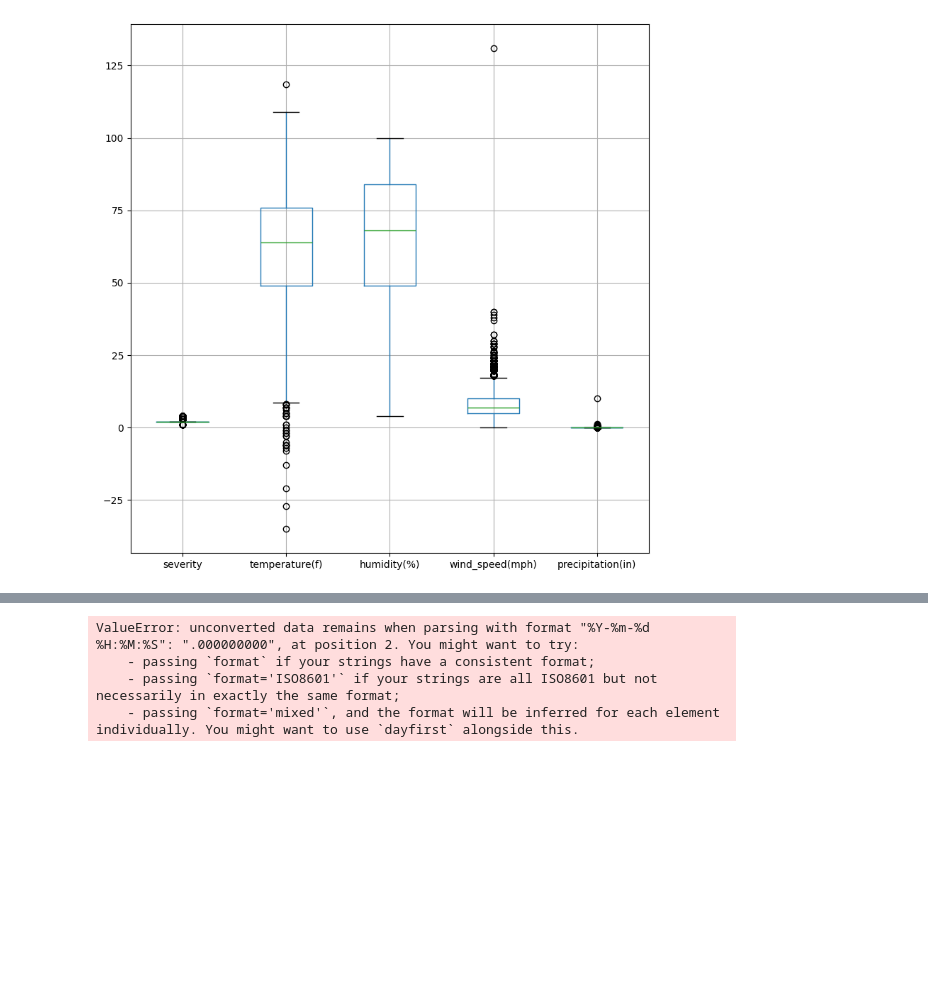
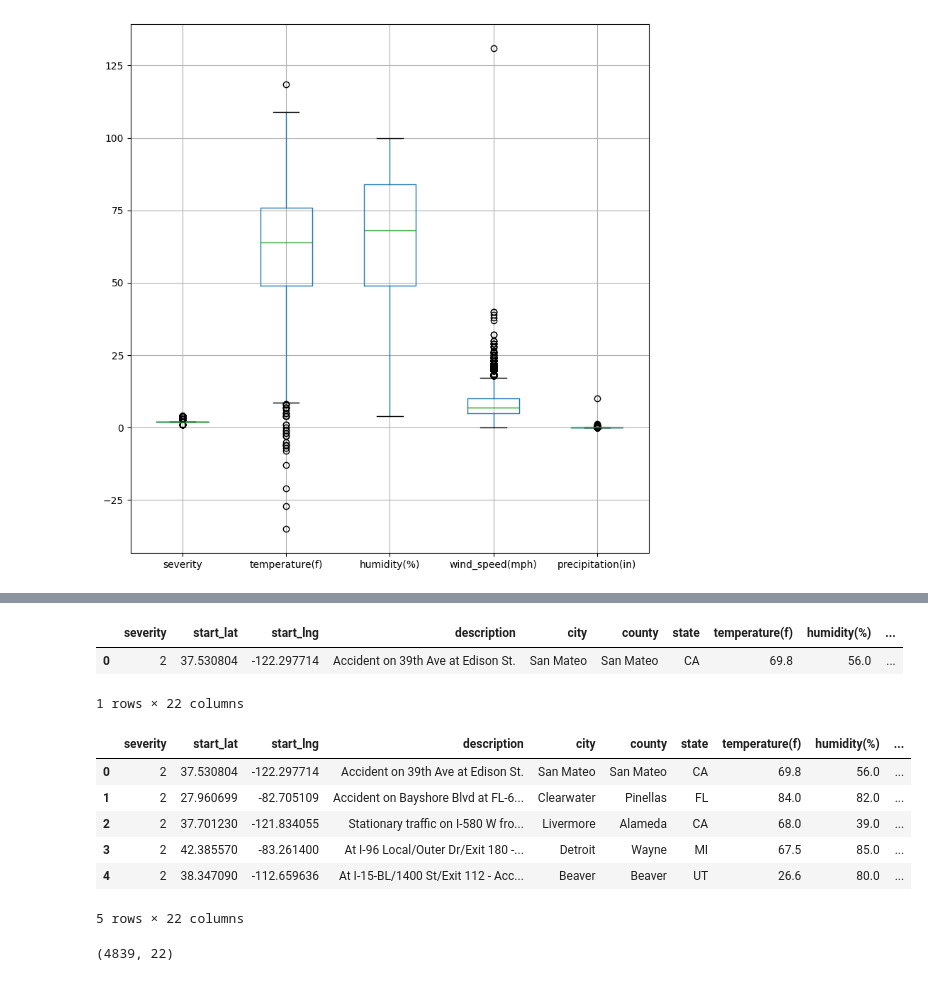
Before and after one commit to StavSteven/us_car_accidents, a Jupyter notebook: jupyter_notebooks/1_etl_us_accidents.ipynb, the cells around one changed output, grey strips where cells are left out. Drawn from its saved outputs; the diff is of its cells as text; code cells hidden in the pictures; blank space fills up the shorter version.

```diff
--- a/jupyter_notebooks/1_etl_us_accidents.ipynb
+++ b/jupyter_notebooks/1_etl_us_accidents.ipynb
@@ -313,6 +313,9 @@ df.head()
 | 2 | 2 | 2022-02-19 13:59:30.000000000 | 37.701230 | -121.834055 | Stationary traffic on I-580 W fro... | Livermore | Alameda | CA | 68.0 | ... |
 | 3 | 2 | 2018-08-20 07:36:17 | 42.385570 | -83.261400 | At I-96 Local/Outer Dr/Exit 180 -... | Detroit | Wayne | MI | 67.5 | ... |
 | 4 | 2 | 2019-02-17 09:48:00 | 38.347090 | -112.659636 | At I-15-BL/1400 St/Exit 112 - Acc... | Beaver | Beaver | UT | 26.6 | ... |
+# %%
+# This is usually the most robust fix
+df['start_time'] = pd.to_datetime(df['start_time'], format='mixed')
 # %%
 df['start_time'] = pd.to_datetime(df['start_time'])
 
@@ -326,8 +329,34 @@ df['time'] = df['start_time'].dt.time
 
 # 4. Drop the original column
 df.drop(columns=['start_time'], inplace=True)
-# %% [output]
-ValueError: unconverted data remains when parsing with format "%Y-%m-%d %H:%M:%S": ".000000000", at position 2. You might want to try:
-    - passing `format` if your strings have a consistent format;
-    - passing `format='ISO8601'` if your strings are all ISO8601 but not necessarily in exactly the same format;
-    - passing `format='mixed'`, and the format will be inferred for each element individually. You might want to use `dayfirst` alongside this.
+# %%
+df.head(1)
+# %% [output]
+|  | severity | start_lat | start_lng | description | city | county | state | temperature(f) | humidity(%) | ... |
+| 0 | 2 | 37.530804 | -122.297714 | Accident on 39th Ave at Edison St. | San Mateo | San Mateo | CA | 69.8 | 56.0 | ... |
+1 rows × 22 columns
+# %%
+# Create a mapping dictionary
+month_map = {
+    1: 'January', 2: 'February', 3: 'March', 4: 'April',
+    5: 'May', 6: 'June', 7: 'July', 8: 'August',
+    9: 'September', 10: 'October', 11: 'November', 12: 'December'
+}
+
+# Replace the values in the 'month' column
+df['month'] = df['month'].replace(month_map)
+# %%
+# Check new columns
+df.head()
+# %% [output]
+|  | severity | start_lat | start_lng | description | city | county | state | temperature(f) | humidity(%) | ... |
+| 0 | 2 | 37.530804 | -122.297714 | Accident on 39th Ave at Edison St. | San Mateo | San Mateo | CA | 69.8 | 56.0 | ... |
+| 1 | 2 | 27.960699 | -82.705109 | Accident on Bayshore Blvd at FL-6... | Clearwater | Pinellas | FL | 84.0 | 82.0 | ... |
+| 2 | 2 | 37.701230 | -121.834055 | Stationary traffic on I-580 W fro... | Livermore | Alameda | CA | 68.0 | 39.0 | ... |
+| 3 | 2 | 42.385570 | -83.261400 | At I-96 Local/Outer Dr/Exit 180 -... | Detroit | Wayne | MI | 67.5 | 85.0 | ... |
+| 4 | 2 | 38.347090 | -112.659636 | At I-15-BL/1400 St/Exit 112 - Acc... | Beaver | Beaver | UT | 26.6 | 80.0 | ... |
+5 rows × 22 columns
+# %%
+df.shape
+# %% [output]
+(4839, 22)
```
Also changed, not shown: parts of 1 cell of this notebook, 1 other file.
